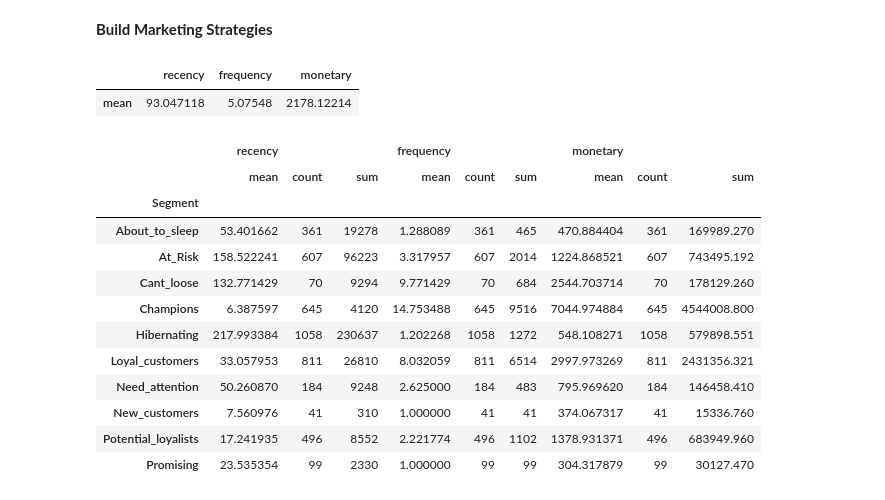
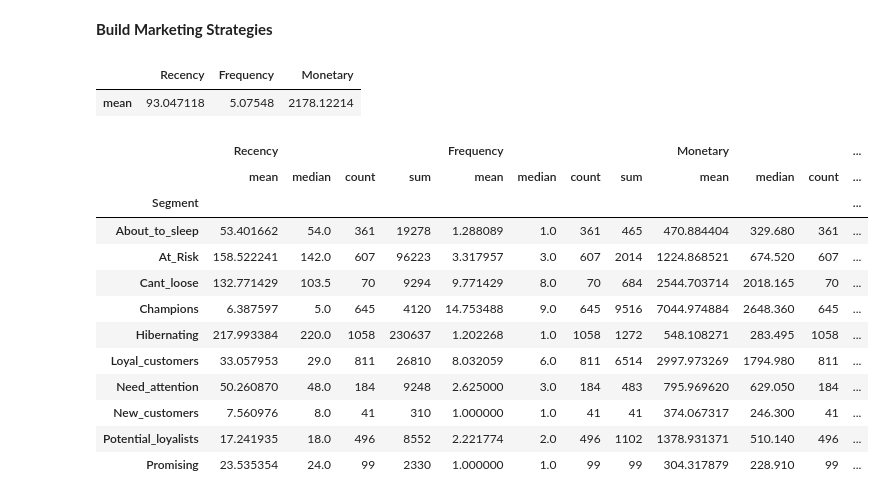
Before and after one commit to sushily1997/Project_1, a Jupyter notebook: Capstone_Project_1_Propensity_Model.ipynb, the cells around one changed output. Drawn from its saved outputs; the diff is of its cells as text; code cells hidden in the pictures.

```diff
--- a/Capstone_Project_1_Propensity_Model.ipynb
+++ b/Capstone_Project_1_Propensity_Model.ipynb
@@ -735,3 +735,7 @@ The max number of Frequency and Monetary metrics mean that the customer is purch
 rfm_df["Recency_Score"]  = pd.qcut(rfm_df['Recency'], 5, [5, 4, 3, 2, 1])
 rfm_df["Frequency_Score"]  = pd.qcut(rfm_df['Frequency'].rank(method="first"), 5, [1, 2, 3, 4, 5])
 rfm_df["Monetary_Score"]  = pd.qcut(rfm_df['Monetary'], 5, [1, 2, 3, 4, 5])
+rfm_df["RFM_SCORE"] = (rfm_df['Recency_Score'].astype(str) +
+                    rfm_df['Frequency_Score'].astype(str))
+
+rfm_df.head()
@@ -846,23 +858,23 @@ plt.ylabel("");
 # %% [markdown]
 **Build Marketing Strategies**
 # %%
-rfm_df[["recency", "frequency", "monetary"]].agg(["mean"])
+rfm_df[["Recency", "Frequency", "Monetary"]].agg(["mean"])
 # %% [output]
-|  | recency | frequency | monetary |
+|  | Recency | Frequency | Monetary |
 | mean | 93.047118 | 5.07548 | 2178.12214 |
 # %%
-rfm_df[["Segment","recency", "frequency", "monetary"]].groupby("Segment").agg(["mean", "count","sum"])
+rfm_df[["Segment","Recency", "Frequency", "Monetary"]].groupby("Segment").agg(["mean","median", "count","sum"])
 # %% [output]
-|  | recency |  |  | frequency |  |  | monetary |  |  |
-|  | mean | count | sum | mean | count | sum | mean | count | sum |
-| Segment |  |  |  |  |  |  |  |  |  |
-| About_to_sleep | 53.401662 | 361 | 19278 | 1.288089 | 361 | 465 | 470.884404 | 361 | 169989.270 |
-| At_Risk | 158.522241 | 607 | 96223 | 3.317957 | 607 | 2014 | 1224.868521 | 607 | 743495.192 |
-| Cant_loose | 132.771429 | 70 | 9294 | 9.771429 | 70 | 684 | 2544.703714 | 70 | 178129.260 |
-| Champions | 6.387597 | 645 | 4120 | 14.753488 | 645 | 9516 | 7044.974884 | 645 | 4544008.800 |
-| Hibernating | 217.993384 | 1058 | 230637 | 1.202268 | 1058 | 1272 | 548.108271 | 1058 | 579898.551 |
-| Loyal_customers | 33.057953 | 811 | 26810 | 8.032059 | 811 | 6514 | 2997.973269 | 811 | 2431356.321 |
-| Need_attention | 50.260870 | 184 | 9248 | 2.625000 | 184 | 483 | 795.969620 | 184 | 146458.410 |
-| New_customers | 7.560976 | 41 | 310 | 1.000000 | 41 | 41 | 374.067317 | 41 | 15336.760 |
-| Potential_loyalists | 17.241935 | 496 | 8552 | 2.221774 | 496 | 1102 | 1378.931371 | 496 | 683949.960 |
-| Promising | 23.535354 | 99 | 2330 | 1.000000 | 99 | 99 | 304.317879 | 99 | 30127.470 |
+|  | Recency |  |  |  | Frequency |  |  |  | Monetary |  |  | ... |
+|  | mean | median | count | sum | mean | median | count | sum | mean | median | count | ... |
+| Segment |  |  |  |  |  |  |  |  |  |  |  | ... |
+| About_to_sleep | 53.401662 | 54.0 | 361 | 19278 | 1.288089 | 1.0 | 361 | 465 | 470.884404 | 329.680 | 361 | ... |
+| At_Risk | 158.522241 | 142.0 | 607 | 96223 | 3.317957 | 3.0 | 607 | 2014 | 1224.868521 | 674.520 | 607 | ... |
+| Cant_loose | 132.771429 | 103.5 | 70 | 9294 | 9.771429 | 8.0 | 70 | 684 | 2544.703714 | 2018.165 | 70 | ... |
+| Champions | 6.387597 | 5.0 | 645 | 4120 | 14.753488 | 9.0 | 645 | 9516 | 7044.974884 | 2648.360 | 645 | ... |
+| Hibernating | 217.993384 | 220.0 | 1058 | 230637 | 1.202268 | 1.0 | 1058 | 1272 | 548.108271 | 283.495 | 1058 | ... |
+| Loyal_customers | 33.057953 | 29.0 | 811 | 26810 | 8.032059 | 6.0 | 811 | 6514 | 2997.973269 | 1794.980 | 811 | ... |
+| Need_attention | 50.260870 | 48.0 | 184 | 9248 | 2.625000 | 3.0 | 184 | 483 | 795.969620 | 629.050 | 184 | ... |
+| New_customers | 7.560976 | 8.0 | 41 | 310 | 1.000000 | 1.0 | 41 | 41 | 374.067317 | 246.300 | 41 | ... |
+| Potential_loyalists | 17.241935 | 18.0 | 496 | 8552 | 2.221774 | 2.0 | 496 | 1102 | 1378.931371 | 510.140 | 496 | ... |
+| Promising | 23.535354 | 24.0 | 99 | 2330 | 1.000000 | 1.0 | 99 | 99 | 304.317879 | 228.910 | 99 | ... |
```
Also changed, not shown: parts of 7 cells of this notebook.
